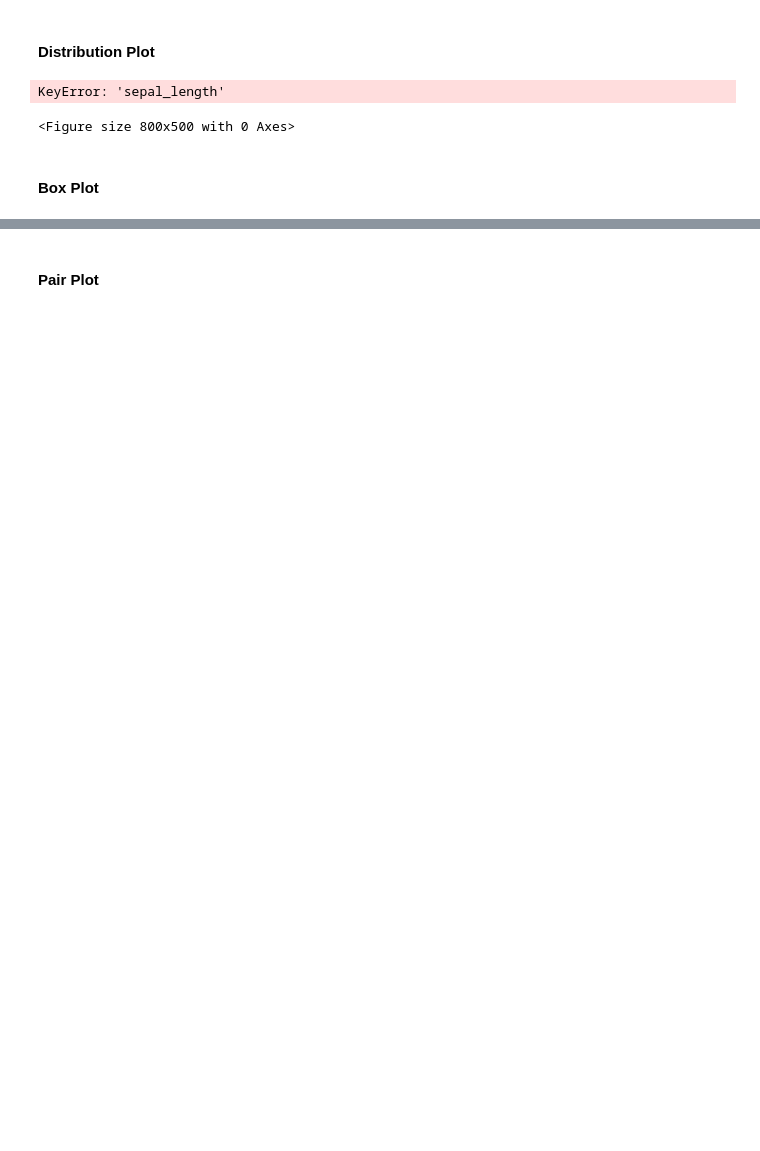
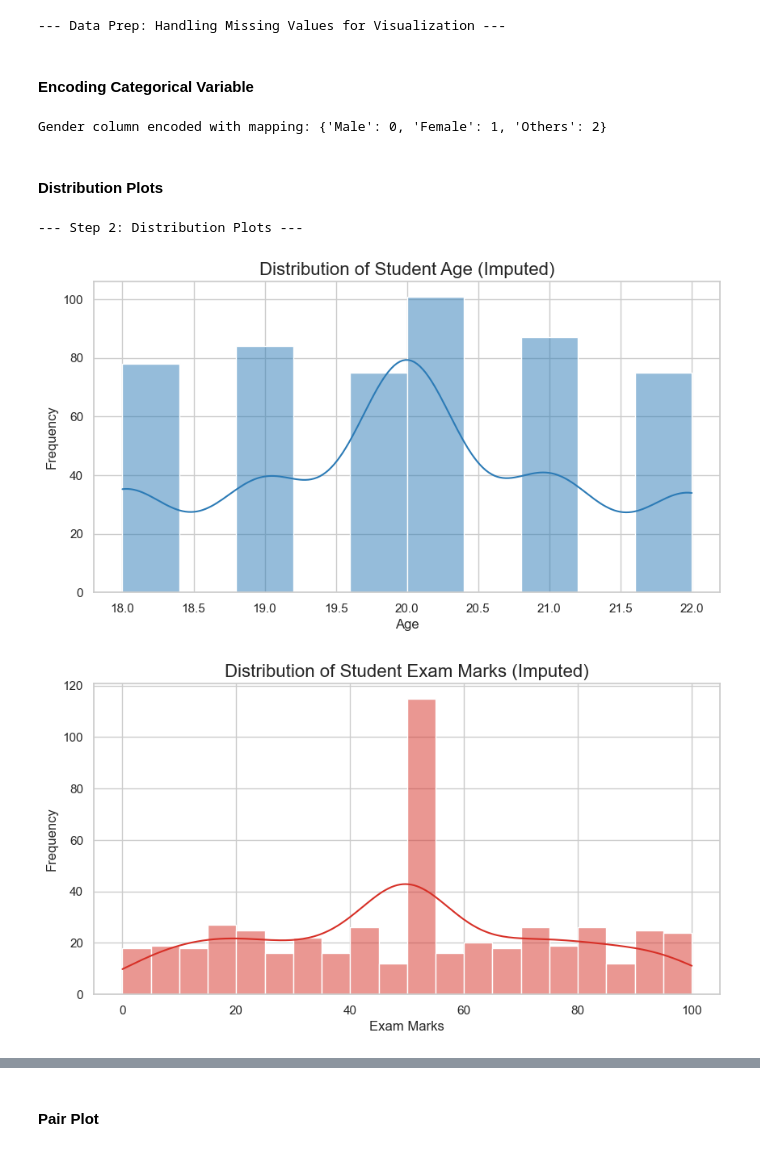
Before and after one commit to sabbirhasaann/ml-lab, a Jupyter notebook: Lab 03/explanatory_data_analysis.ipynb, the cells around one changed output, grey strips where cells are left out. Cells and saved outputs as stored; diff of their text form; code cells hidden in the pictures; blank space fills up the shorter version.

```diff
--- a/Lab 03/explanatory_data_analysis.ipynb
+++ b/Lab 03/explanatory_data_analysis.ipynb
@@ -12,4 +15,0 @@ sns.set_theme(style="whitegrid")
-# %%
-# Load the Bangladeshi_Student_Database
-df = pd.read_excel('Bangladeshi_Student_Database.xlsx')
-print("Dataset loaded successfully.")
@@ -46,15 +60,63 @@ max     22.000000  100.000000
+# %%
+# ----------------------------------------------------------------------
+# Data Preparation: Handle Missing/Inconsistent Data for EDA
+# --- EDA plots (like pairplot/heatmap) often fail with NaNs, so we impute here.
+# --- We will use median/mean imputation for the sake of visualization simplicity.
+# ----------------------------------------------------------------------
+print("\n--- Data Prep: Handling Missing Values for Visualization ---")
+# Impute Age (numerical) with the mean
+age_mean = df['Age'].mean()
+df['Age_Imputed'] = df['Age'].fillna(age_mean)
+
+# Impute Exam Marks (numerical) with the median
+marks_median = df['Exam Marks'].median()
+df['Exam Marks_Imputed'] = df['Exam Marks'].fillna(marks_median)
+
+# Fill missing Gender values with 'Unknown' for encoding
+df['Gender_Imputed'] = df['Gender'].fillna('Others')
+# %% [output]
+--- Data Prep: Handling Missing Values for Visualization ---
+# %% [markdown]
+#### Encoding Categorical Variable
+# %%
+# NEW REQUIREMENT: Apply Label Encoding to the Gender column
+# This converts categorical text into numerical labels.
+
+gender_mapping = {
+    'Male': 0,
+    'Female': 1,
+    'Others': 2,
+}
+
+df['Gender_Encoded'] = df['Gender_Imputed'].map(gender_mapping)
+print(f"Gender column encoded with mapping: {gender_mapping}")
+# %% [output]
+Gender column encoded with mapping: {'Male': 0, 'Female': 1, 'Others': 2}
 # %% [markdown]
-#### Distribution Plot
+#### Distribution Plots
-# %%
-# 2. Distribution plot of one feature
-plt.figure(figsize=(8, 5))
-sns.histplot(df['sepal_length'], kde=True, color='skyblue', bins=15)
-plt.title("Distribution of Sepal Length", fontsize=14)
-plt.xlabel("Sepal Length (cm)")
-plt.ylabel("Frequency")
-plt.show()
-# %% [output]
-KeyError: 'sepal_length'
-<Figure size 800x500 with 0 Axes>
-# %% [markdown]
-#### Box Plot
+# %%
+# ----------------------------------------------------------------------
+# Step 2: Distribution Plot (Univariate Analysis)
+# ----------------------------------------------------------------------
+
+print("\n--- Step 2: Distribution Plots ---")
+
+# 2a. Distribution plot of Age
+plt.figure(figsize=(10, 5))
+sns.histplot(df['Age_Imputed'], kde=True, color='#2c7bb6', bins=10)
+plt.title("Distribution of Student Age (Imputed)", fontsize=16)
+plt.xlabel("Age")
+plt.ylabel("Frequency")
+plt.show()
+
+# 2b. Distribution plot of Exam Marks
+plt.figure(figsize=(10, 5))
+sns.histplot(df['Exam Marks_Imputed'], kde=True, color='#d73027', bins=20)
+plt.title("Distribution of Student Exam Marks (Imputed)", fontsize=16)
+plt.xlabel("Exam Marks")
+plt.ylabel("Frequency")
+plt.show()
+# %% [output]
+--- Step 2: Distribution Plots ---
+[figure, added]
+[figure, added]
```
Also changed, not shown: parts of 19 cells of this notebook, 1 other file.
